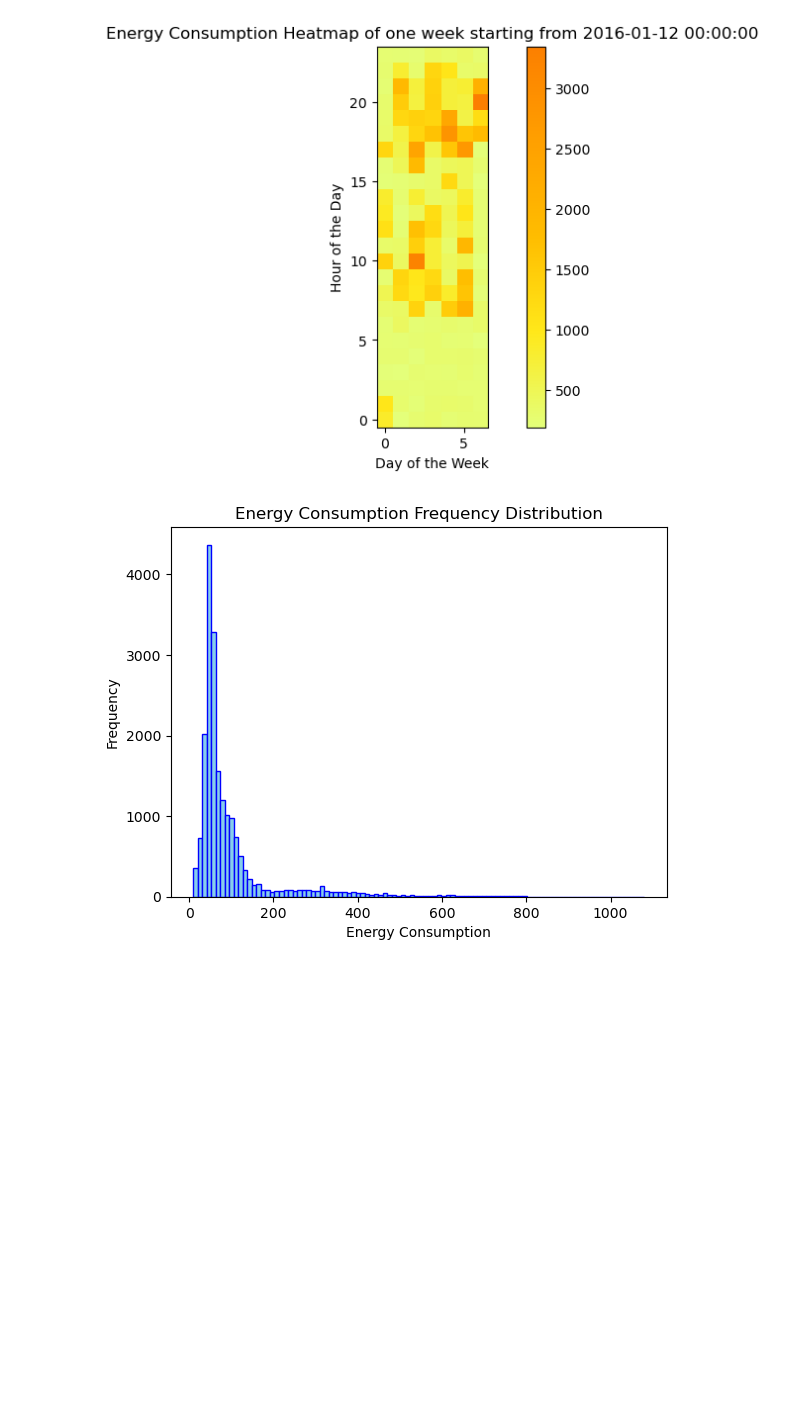
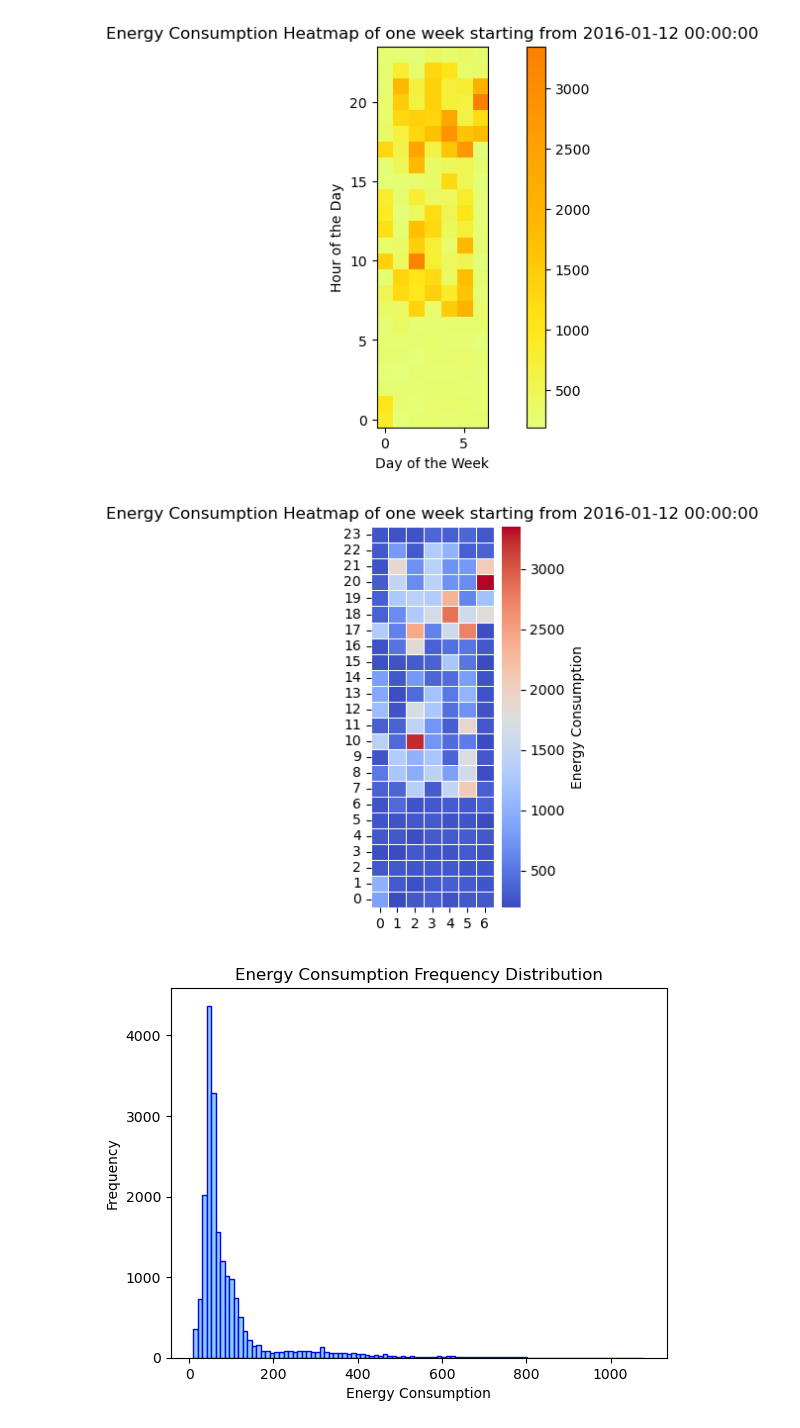
Before and after one commit to PrajwalKoirala/ME592_Homeworks, a Jupyter notebook: HW1/HW1.ipynb, the cells around one changed output. Saved outputs shown, nothing was run; the diff lists cells and outputs as text; code cells hidden in the pictures; blank space fills up the shorter version.

```diff
--- a/HW1/HW1.ipynb
+++ b/HW1/HW1.ipynb
@@ -127,6 +142,13 @@ plt.colorbar()
 plt.show()
 # %% [output]
 [figure]
+# %%
+plt.figure(figsize=(2,5))
+sns.heatmap(energyhour, cmap='coolwarm', cbar_kws={'label': 'Energy Consumption (Wh)'}, linewidths=0.5)
+plt.title('Energy Consumption Heatmap of one week starting from 2016-01-12 00:00:00')
+plt.gca().invert_yaxis()
+# %% [output]
+[figure, added]
 # %%
 plt.hist(energydata['Appliances'], bins=100, rwidth=2, color='skyblue', edgecolor='blue', align='mid')
 plt.title('Energy Consumption Frequency Distribution')
```
Also changed, not shown: parts of 12 cells of this notebook.
